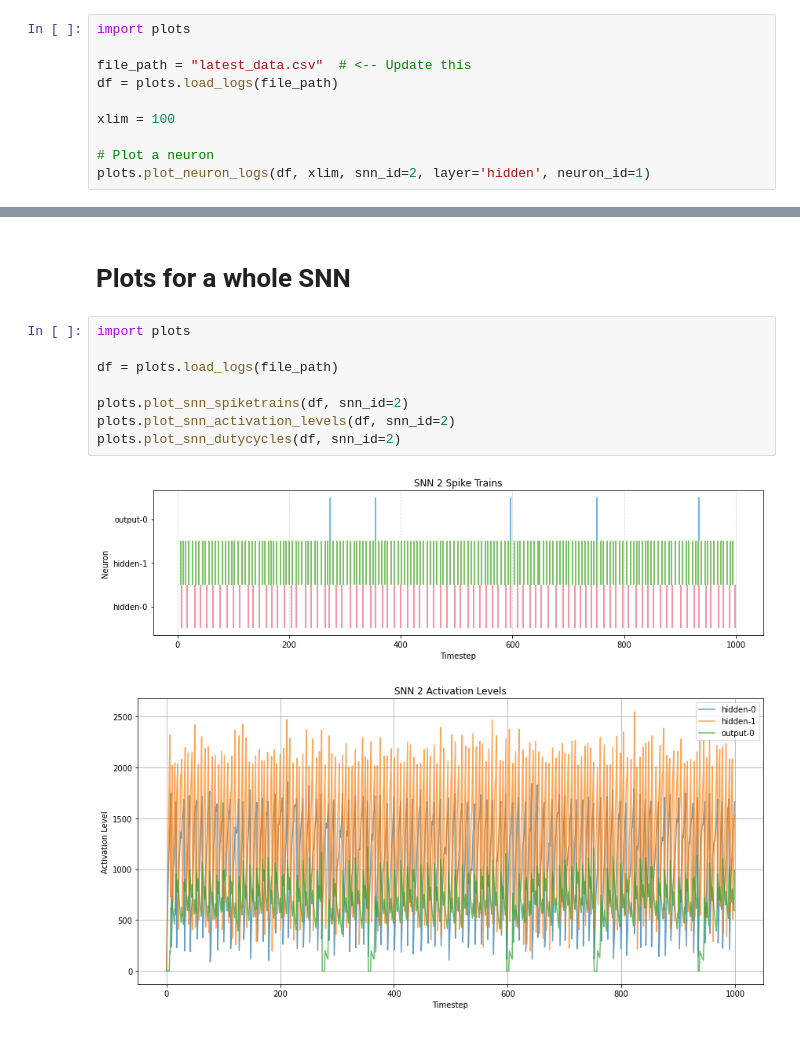
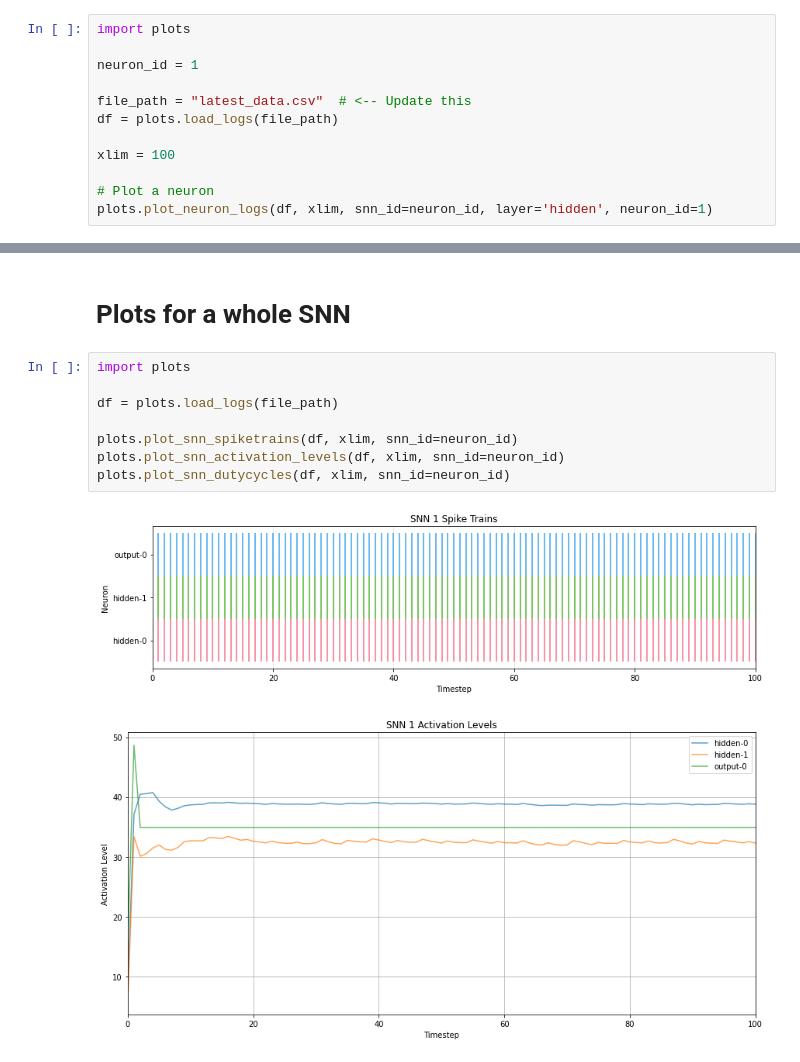
Before and after one commit to panlilio0/exp_framework, a Jupyter notebook: cmaes_framework/snn_log/visualize_logs.ipynb, the cells around one changed output, grey strips where cells are left out. Saved outputs shown, nothing was run; the diff lists cells and outputs as text.

```diff
--- a/cmaes_framework/snn_log/visualize_logs.ipynb
+++ b/cmaes_framework/snn_log/visualize_logs.ipynb
@@ -2,6 +2,8 @@
 # Show activation level, spike train, and duty cycle for a specific neuron
 # %%
 import plots
+
+neuron_id = 1
 
 file_path = "latest_data.csv"  # <-- Update this
 df = plots.load_logs(file_path)
@@ -9,5 +11,5 @@ df = plots.load_logs(file_path)
 xlim = 100
 
 # Plot a neuron
-plots.plot_neuron_logs(df, xlim, snn_id=2, layer='hidden', neuron_id=1)
+plots.plot_neuron_logs(df, xlim, snn_id=neuron_id, layer='hidden', neuron_id=1)
 # %% [output]
@@ -17,11 +19,11 @@ plots.plot_neuron_logs(df, xlim, snn_id=2, layer='hidden', neuron_id=1)
 # %%
 import plots
 
 df = plots.load_logs(file_path)
 
-plots.plot_snn_spiketrains(df, snn_id=2)
-plots.plot_snn_activation_levels(df, snn_id=2)
-plots.plot_snn_dutycycles(df, snn_id=2)
+plots.plot_snn_spiketrains(df, xlim, snn_id=neuron_id)
+plots.plot_snn_activation_levels(df, xlim, snn_id=neuron_id)
+plots.plot_snn_dutycycles(df, xlim, snn_id=neuron_id)
 # %% [output]
-[figure, old version]
+[figure, new version]
-[figure, old version]
+[figure, new version]
```
Also changed, not shown: parts of 3 cells of this notebook, 1 other file.
